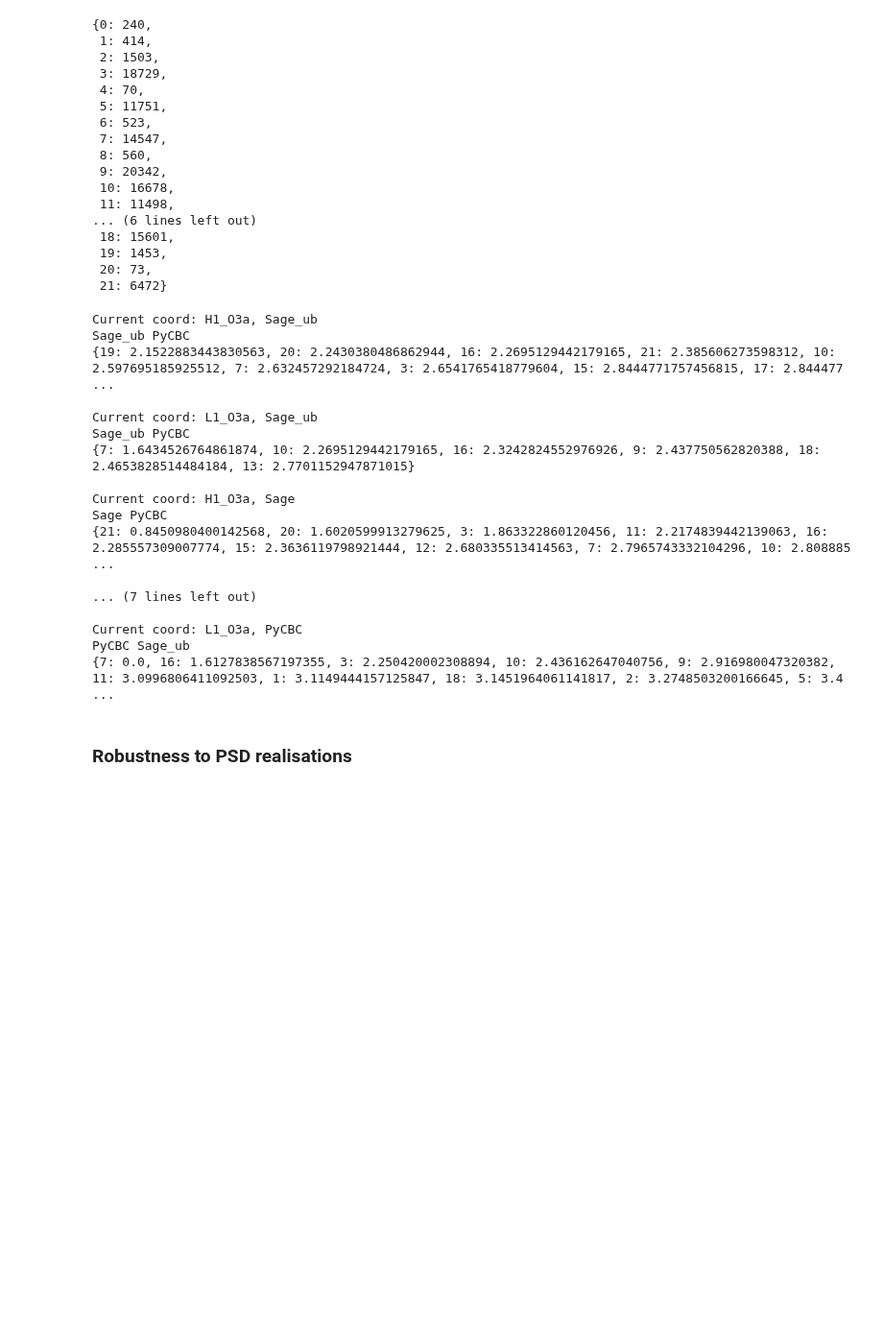
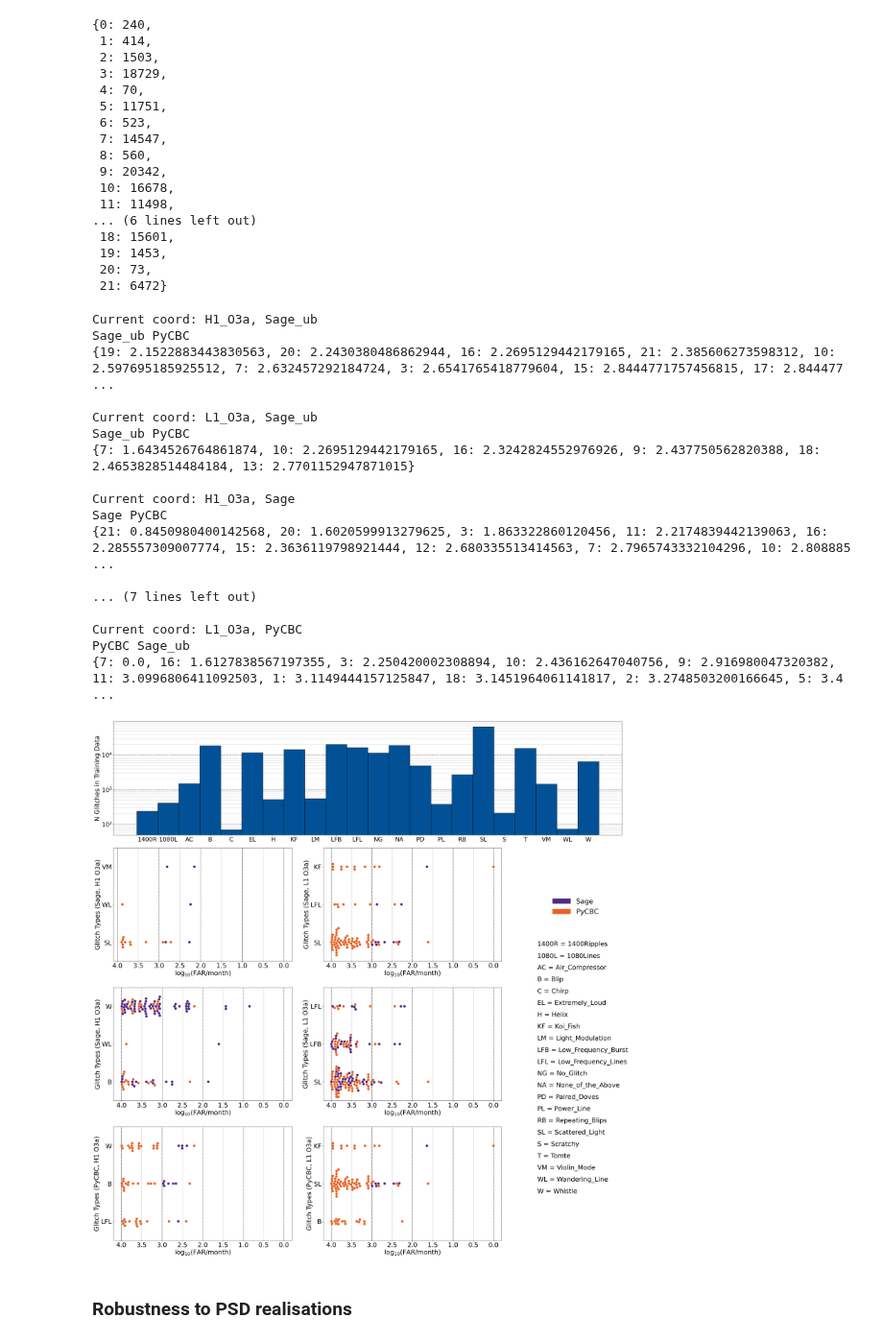
Before and after one commit to nnarenraju/sage, a Jupyter notebook: notebooks/evaluation_plots.ipynb, the cells around one changed output. Shown at 96% size. Saved outputs shown, nothing was run; the diff lists cells and outputs as text; code cells hidden in the pictures; blank space fills up the shorter version.

Commit message:
Finalised the glitch swarmplot

```diff
--- a/notebooks/evaluation_plots.ipynb
+++ b/notebooks/evaluation_plots.ipynb
@@ -1367,6 +1369,8 @@ dict(zip(unique, counts))
  20: 73,
  21: 6472}
 # %%
+fnt = 26
+
 # create test data
 team_names = ['Sage_ub', 'Sage', 'PyCBC']
 detfiles = ['H1_O3a', 'L1_O3a']
@@ -1374,27 +1378,30 @@ coords = itertools.product(team_names, detfiles)
 
 # figsize - (width, height)
 # subplots - (nrows, ncols)
-fig = plt.figure(figsize=(10.*3, 7.*4), constrained_layout=True)
-gs = fig.add_gridspec(4, 3, width_ratios=[2, 2, 1], height_ratios=[2, 2, 2, 2])
+fig = plt.figure(figsize=(10.0*3, 7.5*4), constrained_layout=True)
+gs = fig.add_gridspec(4, 3, width_ratios=[2, 2, 1], height_ratios=[2, 2, 2, 2],
+                      wspace=0.03, hspace=0.04)
 
 ## Glitch type frequency bar plot for training data
 ax1 = fig.add_subplot(gs[0, :])
-ax1.bar(glitch_alias, counts, width=1.0)
-ax1.set_xlabel('Glitch Type', fontsize=22)
-ax1.set_ylabel('N Glitches in Training Data', fontsize=22)
-ax1.tick_params(labelsize=22)
+ax1.bar(glitch_alias, counts, width=1.0, color='#025196', edgecolor='k', linewidth=1)
+ax1.set_ylabel('N Glitches in Training Data', fontsize=fnt)
+ax1.tick_params(labelsize=24)
 ax1.set_yscale('log')
+ax1.set_axisbelow(True)
+ax1.yaxis.grid(color='gray', linestyle='dashed', which='major', linewidth=2.0)
+ax1.yaxis.grid(color='gray', linestyle='dashed', which='minor', linewidth=0.5)
 
 ## Glitch type acronyms and legend for swarmplot
 ax2 = fig.add_subplot(gs[1:, -1])
 
 for n, (galias, gname) in enumerate(zip(glitch_alias, glitch_names)):
-    ax2.text(0.05, 0.75-n*0.03, '{} = {}'.format(galias, gname), horizontalalignment='left', fontsize=22)
+    ax2.text(0.05, 0.75-n*0.03, '{} = {}'.format(galias, gname), horizontalalignment='left', fontsize=fnt)
 
 sage_patch = mpatches.Patch(color='#512888', label='Sage')
 pycbc_patch = mpatches.Patch(color='#EB6123', label='PyCBC')
 # left/right, up/down, width, height
-plt.legend(handles=[sage_patch, pycbc_patch], bbox_to_anchor=(0.15, -2.4, 1., 6.5), loc='center left', frameon=False, fontsize=26, handlelength=2.6)
+plt.legend(handles=[sage_patch, pycbc_patch], bbox_to_anchor=(0.15, -2.4, 1., 6.5), loc='center left', frameon=False, fontsize=28, handlelength=2.6)
 # Remove borders and ticks
 ax2.set_xticks([])
 ax2.set_yticks([])
@@ -1506,36 +1513,40 @@ for num, ((tname, detfile), ax) in enumerate(zip(coords, topgs)):
     thresh_vals = [np.log10(1), np.log10(10), np.log10(100), np.log10(1000), np.log10(10000)]
     thresh = {name:val for name, val in zip(thresh_names, thresh_vals)}
     for (thresh_name, thresh), c in zip(thresh.items(), colors):
         ax.axvline(thresh, ls='--', linewidth=1., label=thresh_name, color='k')
 
-    ax.set_xlabel(r'$\mathregular{log}_{\mathregular{10}}(\mathregular{FAR/month})$', fontsize=22)
-    ax.set_ylabel('Glitch Types ({}, {})'.format(team_name, detfile.replace('_', ' ')), fontsize=22)
-    ax.tick_params(labelsize=22)
+    if team_name == 'Sage_ub':
+        team_name = 'Sage'
+
+    ax.set_xlabel(r'$\mathregular{log}_{\mathregular{10}}(\mathregular{FAR/month})$', fontsize=fnt)
+    ax.set_ylabel('Glitch Types ({}, {})'.format(team_name, detfile.replace('_', ' ')), fontsize=fnt)
+    ax.tick_params(labelsize=fnt)
 
     ax = swarm.axes
     ax.invert_xaxis()
     ax.grid(axis='x')
 
 plt.savefig('./evaluation_plots/glitch_swarmplot_pycbc_sage.png')
 plt.show()
 # %% [output]
 Current coord: H1_O3a, Sage_ub
 Sage_ub PyCBC
 {19: 2.1522883443830563, 20: 2.2430380486862944, 16: 2.2695129442179165, 21: 2.385606273598312, 10: 2.597695185925512, 7: 2.632457292184724, 3: 2.6541765418779604, 15: 2.8444771757456815, 17: 2.844477 ...
 
 Current coord: L1_O3a, Sage_ub
 Sage_ub PyCBC
 {7: 1.6434526764861874, 10: 2.2695129442179165, 16: 2.3242824552976926, 9: 2.437750562820388, 18: 2.4653828514484184, 13: 2.7701152947871015}
 
 Current coord: H1_O3a, Sage
 Sage PyCBC
 {21: 0.8450980400142568, 20: 1.6020599913279625, 3: 1.863322860120456, 11: 2.2174839442139063, 16: 2.285557309007774, 15: 2.3636119798921444, 12: 2.680335513414563, 7: 2.7965743332104296, 10: 2.808885 ...
 
 ... (7 lines left out)
 
 Current coord: L1_O3a, PyCBC
 PyCBC Sage_ub
 {7: 0.0, 16: 1.6127838567197355, 3: 2.250420002308894, 10: 2.436162647040756, 9: 2.916980047320382, 11: 3.0996806411092503, 1: 3.1149444157125847, 18: 3.1451964061141817, 2: 3.2748503200166645, 5: 3.4 ...
+[figure, added]
 # %% [markdown]
 ### Robustness to PSD realisations
 # %%
```
Also changed, not shown: parts of 1 cell of this notebook.
